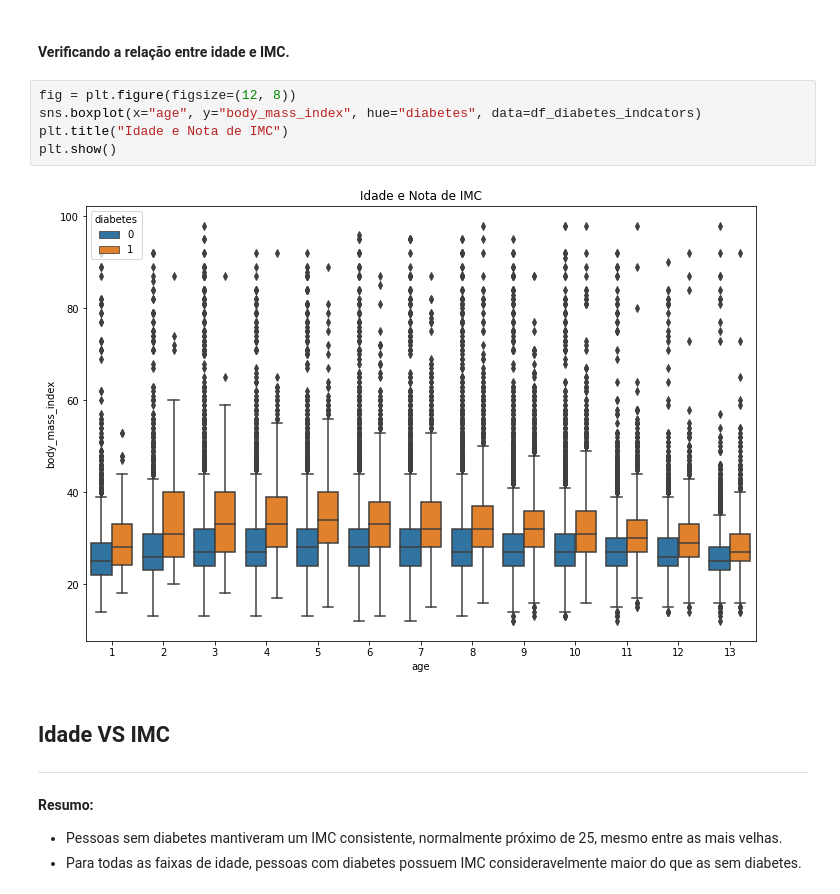
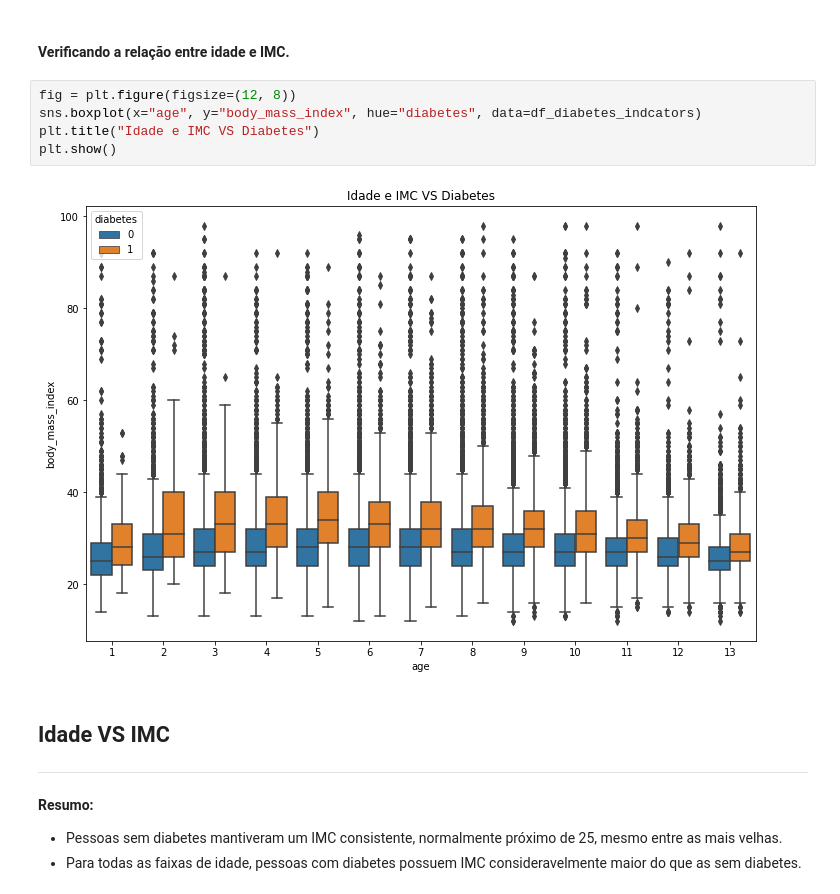
Before and after one commit to Joaquim-Santos/Analysis-of-Diabetes-Risk-Factors, a Jupyter notebook: notebooks/analise_exploratoria.ipynb, the cells around one changed output. Drawn from its saved outputs; the diff is of its cells as text.

```diff
--- a/notebooks/analise_exploratoria.ipynb
+++ b/notebooks/analise_exploratoria.ipynb
@@ -433,10 +433,10 @@ plt.plot()
 # %%
 fig = plt.figure(figsize=(12, 8))
 sns.boxplot(x="age", y="body_mass_index", hue="diabetes", data=df_diabetes_indcators)
-plt.title("Idade e Nota de IMC")
+plt.title("Idade e IMC VS Diabetes")
 plt.show()
 # %% [output]
-[figure, old version]
+[figure, new version]
 # %% [markdown]
 ##  Idade VS IMC
 ***
```
Also changed, not shown: parts of 4 cells of this notebook, 7 other files.
